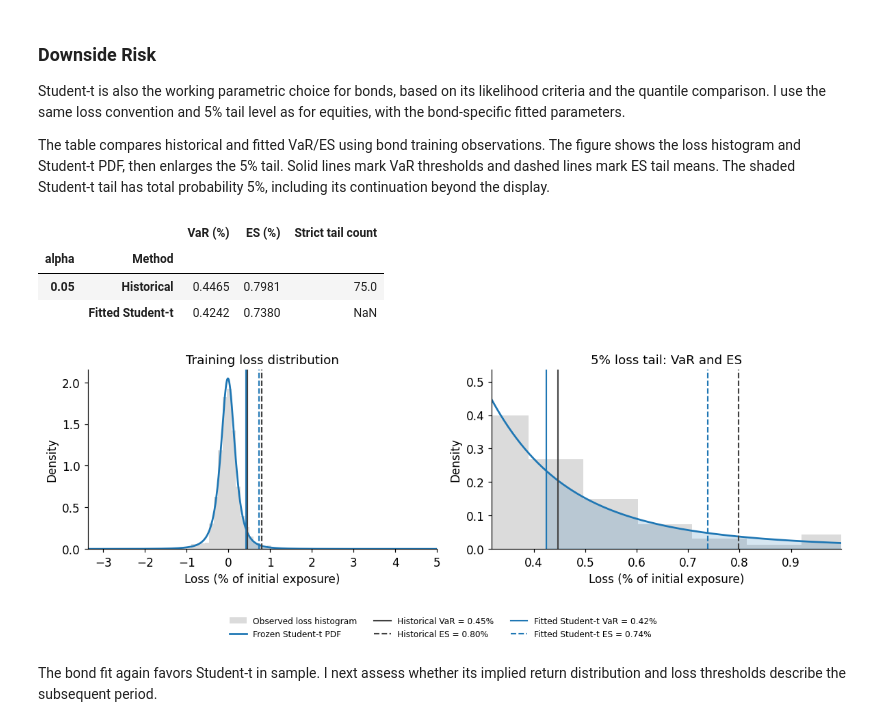
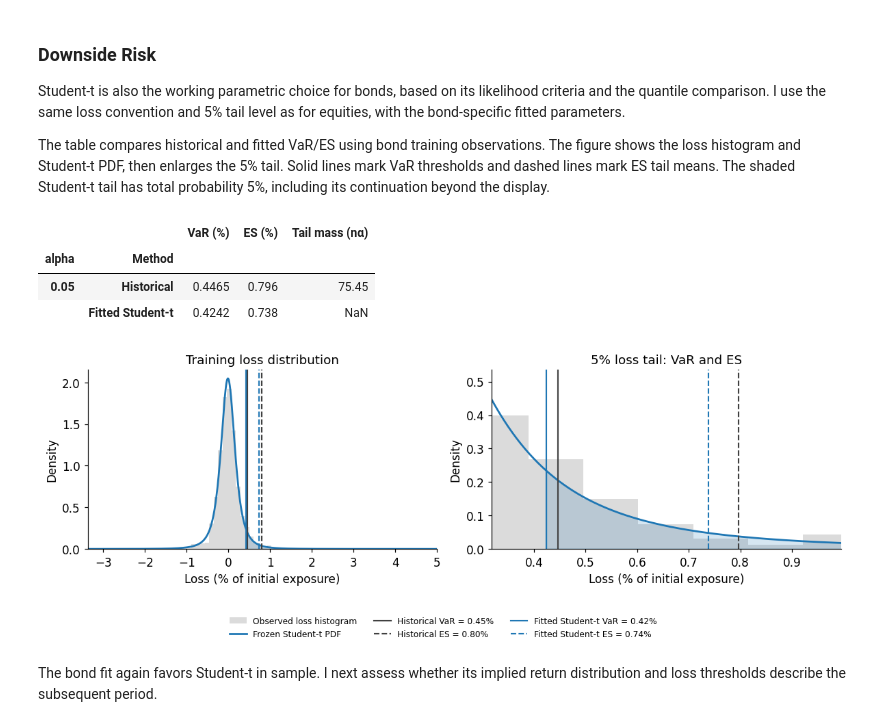
Before and after one commit to jacobkorsgaard/statistical-methods-for-finance, a Jupyter notebook: notebooks/05_case_study_financial_distribution.ipynb, the cells around one changed output. Drawn from its saved outputs; the diff is of its cells as text; code cells hidden in the pictures.

```diff
--- a/notebooks/05_case_study_financial_distribution.ipynb
+++ b/notebooks/05_case_study_financial_distribution.ipynb
@@ -243,7 +243,7 @@ for alpha in [.05]:
     threshold = historical_var(losses, alpha)
     risk_rows.append({"alpha": alpha, "Method": "Historical", "VaR (%)": threshold,
                       "ES (%)": historical_es(losses, alpha),
-                      "Strict tail count": int((losses > threshold).sum())})
+                      "Tail mass (nα)": len(losses)*alpha})
     if selected_family == "Student-t":
         var = student_t_var(-parameters["mu"], parameters["scale"], parameters["df"], alpha)
         es = student_t_es(-parameters["mu"], parameters["scale"], parameters["df"], alpha)
@@ -255,7 +255,7 @@ for alpha in [.05]:
         es = quad(lambda loss: loss*selected_model.pdf(-loss), var, np.inf)[0]/alpha
     np.testing.assert_allclose(var, -selected_model.ppf(alpha))
     risk_rows.append({"alpha": alpha, "Method": f"Fitted {selected_family}",
-                      "VaR (%)": var, "ES (%)": es, "Strict tail count": np.nan})
+                      "VaR (%)": var, "ES (%)": es, "Tail mass (nα)": np.nan})
 risk_table = pd.DataFrame(risk_rows)
 equity_training_risk = risk_table.copy(deep=True)
 display(risk_table.set_index(["alpha", "Method"]).round(4))
@@ -417,7 +417,7 @@ for alpha in [.05]:
     reference = empirical_test_risk[alpha]
     display(Markdown(f'**{100*alpha:g}% common evaluation reference:** test empirical VaR '
                      f'**{reference["VaR"]:.3f}%**, empirical ES **{reference["ES"]:.3f}%**, '
-                     f'based on **{reference["count"]} strictly exceeding losses**. '
+                     f'using **{alpha*len(test_losses):.2f} observations’ worth of tail probability mass**. '
                      f'Nominal expected exceedances: **{alpha*len(test_losses):.2f}**.'))
 
 # Shared bins cover the complete samples; zooming does not renormalize tail probability.
@@ -562,7 +562,7 @@ for alpha in [.05]:
     threshold = historical_var(losses, alpha)
     risk_rows.append({"alpha": alpha, "Method": "Historical", "VaR (%)": threshold,
                       "ES (%)": historical_es(losses, alpha),
-                      "Strict tail count": int((losses > threshold).sum())})
+                      "Tail mass (nα)": len(losses)*alpha})
     if selected_family == "Student-t":
         var = student_t_var(-parameters["mu"], parameters["scale"], parameters["df"], alpha)
         es = student_t_es(-parameters["mu"], parameters["scale"], parameters["df"], alpha)
@@ -574,7 +574,7 @@ for alpha in [.05]:
         es = quad(lambda loss: loss*selected_model.pdf(-loss), var, np.inf)[0]/alpha
     np.testing.assert_allclose(var, -selected_model.ppf(alpha))
     risk_rows.append({"alpha": alpha, "Method": f"Fitted {selected_family}",
-                      "VaR (%)": var, "ES (%)": es, "Strict tail count": np.nan})
+                      "VaR (%)": var, "ES (%)": es, "Tail mass (nα)": np.nan})
 risk_table = pd.DataFrame(risk_rows)
 bond_training_risk = risk_table.copy(deep=True)
 display(risk_table.set_index(["alpha", "Method"]).round(4))
@@ -583,37 +583,37 @@ alpha = .05
 comparison = risk_table[risk_table.alpha == alpha].set_index("Method")
 loss_density = lambda values: selected_model.pdf(-values)
 loss_grid = np.linspace(losses.min()-1, losses.max()+1, 2001)
 fitted_density = loss_density(loss_grid)
 fitted_var = comparison.loc[f"Fitted {selected_family}", "VaR (%)"]
 fig, axes = plt.subplots(1, 2, figsize=(11, 4))
 for ax in axes:
     ax.hist(losses, bins=60, density=True, color="0.6", alpha=.35, label="Observed loss histogram")
     ax.plot(loss_grid, fitted_density, color="C0", label=f"Frozen {selected_family} PDF")
     ax.fill_between(loss_grid, 0, fitted_density, where=loss_grid >= fitted_var,
                     color="C0", alpha=.18)
     for method, color in [("Historical", "0.25"), (f"Fitted {selected_family}", "C0")]:
         for measure, style in [("VaR (%)", "-"), ("ES (%)", "--")]:
             value = comparison.loc[method, measure]
             ax.axvline(value, color=color, linestyle=style, linewidth=1.4,
                        label=f"{method} {measure.split()[0]} = {value:.2f}%")
     ax.set(xlabel="Loss (% of initial exposure)", ylabel="Density")
 axes[0].set(title="Training loss distribution", xlim=(loss_grid.min(), loss_grid.max()))
 tail_left = comparison["VaR (%)"].min()*.75
 tail_right = comparison["ES (%)"].max()*1.25
 heights, edges = np.histogram(losses, bins=60, density=True)
 tail_bins = (edges[1:] > tail_left) & (edges[:-1] < tail_right)
 tail_pdf = loss_density(np.linspace(tail_left, tail_right, 501))
 axes[1].set(title="5% loss tail: VaR and ES", xlim=(tail_left, tail_right),
             ylim=(0, 1.2*max(heights[tail_bins].max(), tail_pdf.max())))
 handles, labels = axes[0].get_legend_handles_labels()
 fig.legend(handles, labels, loc="lower center", ncol=3, fontsize=8)
 fig.tight_layout(rect=(0, .15, 1, 1))
 plt.show()
 # %% [output]
-|  |  | VaR (%) | ES (%) | Strict tail count |
+|  |  | VaR (%) | ES (%) | Tail mass (nα) |
 | alpha | Method |  |  |  |
-| 0.05 | Historical | 0.4465 | 0.7981 | 75.0 |
-|  | Fitted Student-t | 0.4242 | 0.7380 | NaN |
+| 0.05 | Historical | 0.4465 | 0.796 | 75.45 |
+|  | Fitted Student-t | 0.4242 | 0.738 | NaN |
 [figure]
 # %% [markdown]
 The bond fit again favors Student-t in sample. I next assess whether its implied return distribution and loss thresholds describe the subsequent period.
```
Also changed, not shown: parts of 12 cells of this notebook, 12 other files.
